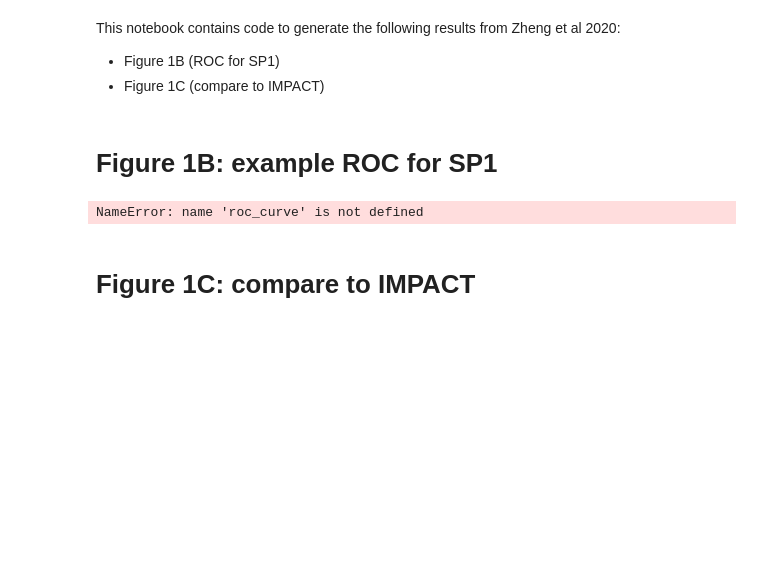
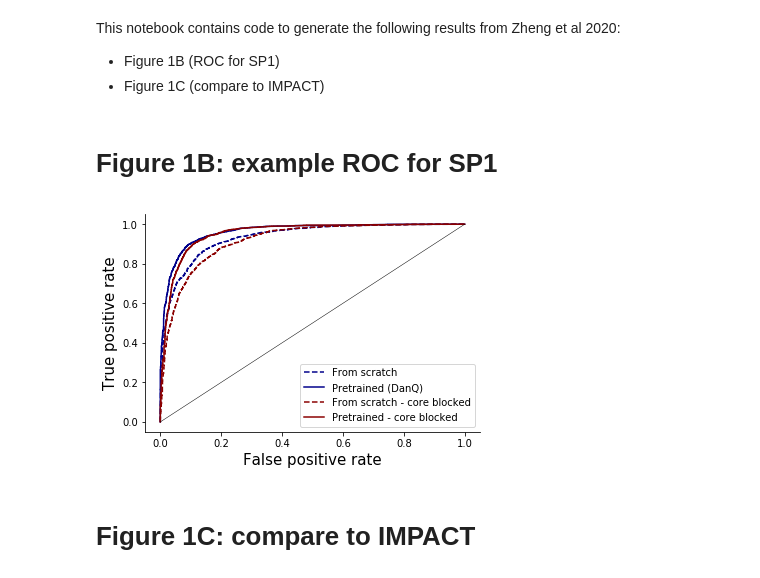
Before and after one commit to gymreklab/agent-bind-analyses, a Jupyter notebook: Figures-publish/AgentBind-Figure1-Publish.ipynb, the cells around one changed output. Saved outputs shown, nothing was run; the diff lists cells and outputs as text; code cells hidden in the pictures; blank space fills up the shorter version.

Commit message:
updating roc curves

```diff
--- a/Figures-publish/AgentBind-Figure1-Publish.ipynb
+++ b/Figures-publish/AgentBind-Figure1-Publish.ipynb
@@ -26,48 +22,52 @@ This notebook contains code to generate the following results from Zheng et al 2
 # %%
 # four groups:
 #  1 normal
 #  2 w/o pretraining
 #  3 w/o fine-tuning
 #  4 w/ core motif masked
 factor = "SP1"
+
+#scratch_f = "/storage/pandaman/project/AgentBind-GM12878-DanQ-from-scratch/storage/AgentBind-GM12878-DanQ/results/c/%s+GM12878/lable-logit.txt"%factor
+#pretrain_danq_f = "/storage/pandaman/project/AgentBind-GM12878-DanQ-fixed-rnn-trans/storage/AgentBind-GM12878-DanQ/results/c/%s+GM12878/lable-logit.txt"%factor
+#scratch_f_b = "/storage/pandaman/project/AgentBind-GM12878-DanQ-from-scratch/storage/AgentBind-GM12878-DanQ/results/b/%s+GM12878/lable-logit.txt"%factor
+#pretrain_danq_f_b = "/storage/pandaman/project/AgentBind-GM12878-DanQ-fixed-rnn-trans/storage/AgentBind-GM12878-DanQ/results/b/%s+GM12878/lable-logit.txt"%factor
+
 pretrain_danq_f = "/storage/pandaman/project/AgentBind-GM12878-DanQ-unfixed-rnn-trans/storage/AgentBind-GM12878-DanQ/results/c/%s+GM12878/lable-logit.txt"%factor
 scratch_f = "/storage/pandaman/project/AgentBind-GM12878-DanQ-from-scratch-unfixed/storage/AgentBind-GM12878-DanQ/results/c/%s+GM12878/lable-logit.txt"%factor
 pretrain_danq_f_b = "/storage/pandaman/project/AgentBind-GM12878-DanQ-unfixed-rnn-trans/storage/AgentBind-GM12878-DanQ/results/b/%s+GM12878/lable-logit.txt"%factor
 scratch_f_b = "/storage/pandaman/project/AgentBind-GM12878-DanQ-from-scratch-unfixed/storage/AgentBind-GM12878-DanQ/results/b/%s+GM12878/lable-logit.txt"%factor
 pretrain_danq = pd.read_csv(pretrain_danq_f, sep="\t", names=["label","score"])
+
+
 scratch = pd.read_csv(scratch_f, sep="\t", names=["label","score"])
-#danq = pd.read_csv(danq_f, sep="\t", names=["label","score"])
+pretrain_danq = pd.read_csv(pretrain_danq_f, sep="\t", names=["label","score"])
+scratch_b = pd.read_csv(scratch_f_b, sep="\t", names=["label","score"])
 pretrain_danq_b = pd.read_csv(pretrain_danq_f_b, sep="\t", names=["label","score"])
-scratch_b = pd.read_csv(scratch_f_b, sep="\t", names=["label","score"])
+
+fpr_scratch, tpr_scratch, thresholds_scratch = roc_curve(scratch["label"], scratch["score"])
 fpr_pre_danq, tpr_pre_danq, thresholds_pre_danq = roc_curve(pretrain_danq["label"], pretrain_danq["score"])
-fpr_scratch, tpr_scratch, thresholds_scratch = roc_curve(scratch["label"], scratch["score"])
-#fpr_danq, tpr_danq, thresholds_danq = roc_curve(danq["label"], danq["score"])
+fpr_scratch_b, tpr_scratch_b, thresholds_scratch_b = roc_curve(scratch_b["label"], scratch_b["score"])
 fpr_pre_danq_b, tpr_pre_danq_b, thresholds_pre_danq_b = roc_curve(pretrain_danq_b["label"], pretrain_danq_b["score"])
-fpr_scratch_b, tpr_scratch_b, thresholds_scratch_b = roc_curve(scratch_b["label"], scratch_b["score"])
-score_pretrain = roc_auc_score(pretrain_danq["label"], pretrain_danq["score"])
-score_pretrain_b = roc_auc_score(pretrain_danq_b["label"], pretrain_danq_b["score"])
-score_scratch = roc_auc_score(scratch["label"], scratch["score"])
-score_scratch_b = roc_auc_score(scratch_b["label"], scratch_b["score"])
-#score_danq = roc_auc_score(danq["label"], danq["score"])
+
 fig = plt.figure()
 ax = fig.add_subplot(111)
-ax.plot(fpr_pre_danq, tpr_pre_danq, color="crimson", label="AgentBind (AUC=%.2f)" %(score_pretrain));
-ax.plot(fpr_pre_danq_b, tpr_pre_danq_b, color="green", linestyle="dashed", label="w/ core motif masked (AUC=%.2f)" %(score_pretrain_b));
-ax.plot(fpr_scratch, tpr_scratch, color="skyblue", linestyle="dashed", label="w/o pretraining (AUC=%.2f)" %(score_scratch));
-ax.plot(fpr_scratch_b, tpr_scratch_b, color="mediumaquamarine", linestyle="dashed", label="w/o pretraining + core motif masked (AUC=%.2f)"%(score_scratch_b));
+ax.plot(fpr_scratch, tpr_scratch, color="darkblue", linestyle="dashed", label="From scratch");
+ax.plot(fpr_pre_danq, tpr_pre_danq, color="darkblue", label="Pretrained (DanQ)");
+ax.plot(fpr_scratch_b, tpr_scratch_b, color="darkred", linestyle="dashed", label="From scratch - core blocked");
+ax.plot(fpr_pre_danq_b, tpr_pre_danq_b, color="darkred", label="Pretrained - core blocked");
 ax.plot([0,1],[0,1], color="black", linewidth=0.5)
 ax.legend(loc="lower right")
+
 ax.spines['right'].set_visible(False)
 ax.spines['top'].set_visible(False)
 ax.yaxis.set_ticks_position('left')
 ax.xaxis.set_ticks_position('bottom')
 ax.set_xlabel("False positive rate", size=15);
 ax.set_ylabel("True positive rate", size=15);
 
-
 fig.savefig(os.path.join(OUTDIR, "example_roc_%s+GM12878.pdf"%factor))
 # %% [output]
-NameError: name 'roc_curve' is not defined
+[figure, added]
 # %% [markdown]
 # Figure 1C: compare to IMPACT
 # %%
```
Also changed, not shown: parts of 1 cell of this notebook, 2 other files.
